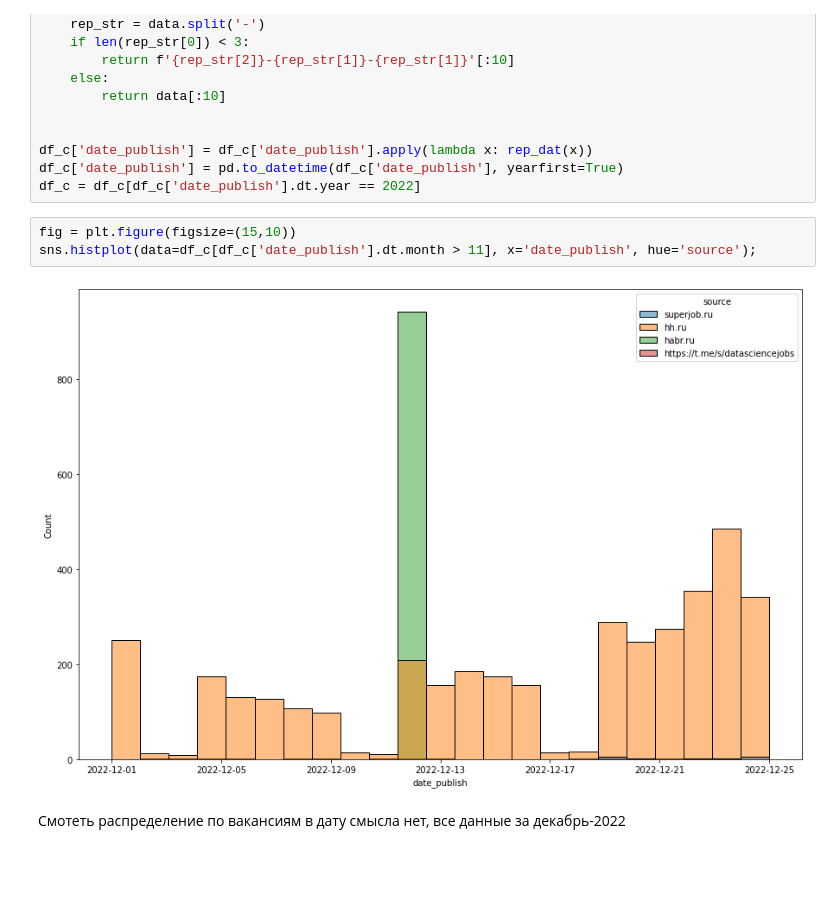
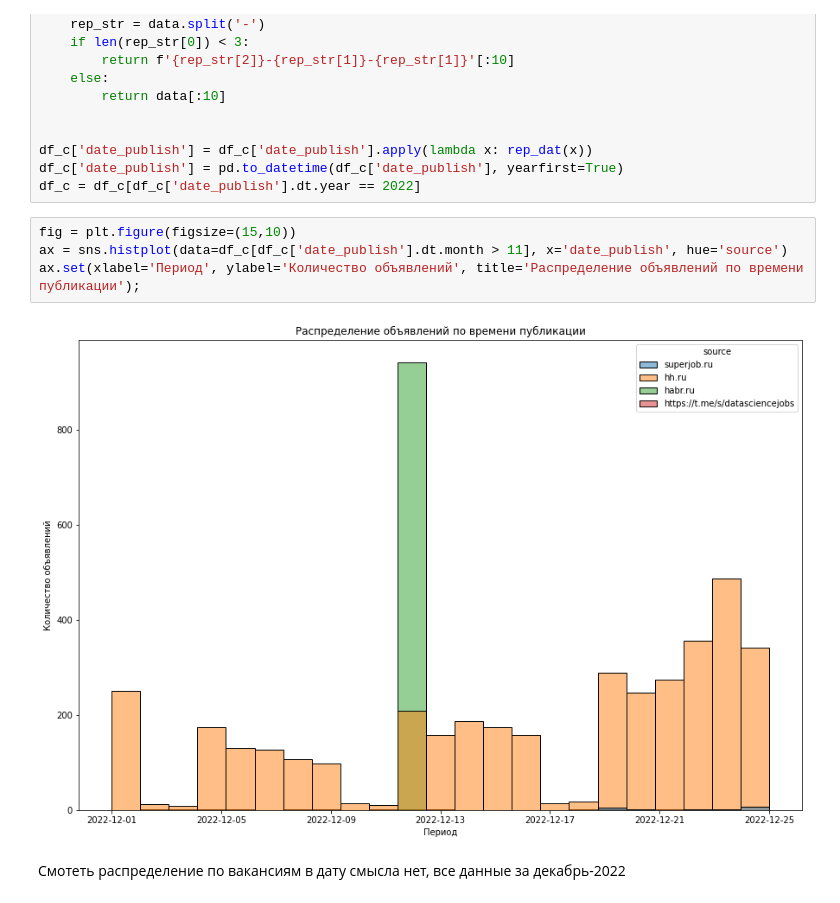
Before and after one commit to shakhovak/DATATON_22_boring-wozniak, a Jupyter notebook: skills_and_companies.ipynb, the cells around one changed output. Cells and saved outputs as stored; diff of their text form; blank space fills up the shorter version.

```diff
--- a/skills_and_companies.ipynb
+++ b/skills_and_companies.ipynb
@@ -26,9 +26,10 @@ df_c['date_publish'] = pd.to_datetime(df_c['date_publish'], yearfirst=True)
 df_c = df_c[df_c['date_publish'].dt.year == 2022]
 # %%
 fig = plt.figure(figsize=(15,10))
-sns.histplot(data=df_c[df_c['date_publish'].dt.month > 11], x='date_publish', hue='source');
+ax = sns.histplot(data=df_c[df_c['date_publish'].dt.month > 11], x='date_publish', hue='source')
+ax.set(xlabel='Период', ylabel='Количество объявлений', title='Распределение объявлений по времени публикации');
 # %% [output]
-[figure, old version]
+[figure, new version]
 # %% [markdown]
 Смотеть распределение по вакансиям в дату смысла нет, все данные за декабрь-2022
 # %% [markdown]
```
Also changed, not shown: 1 other file.
